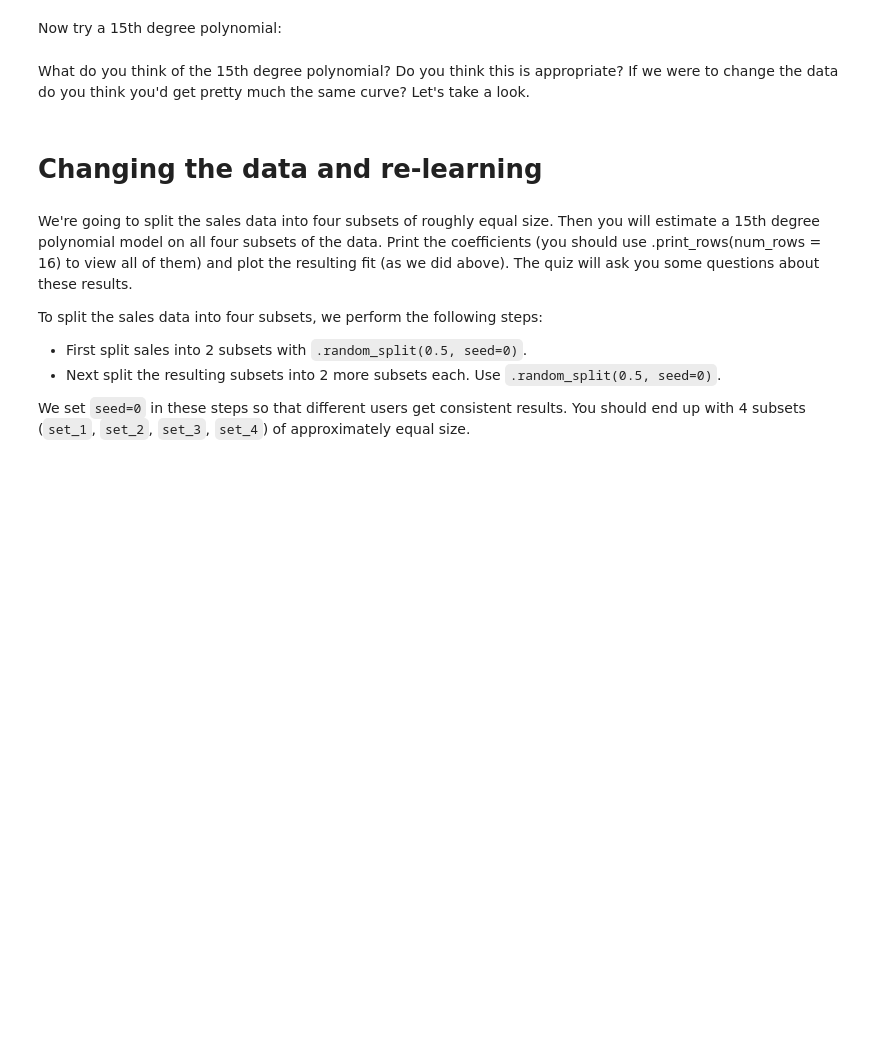
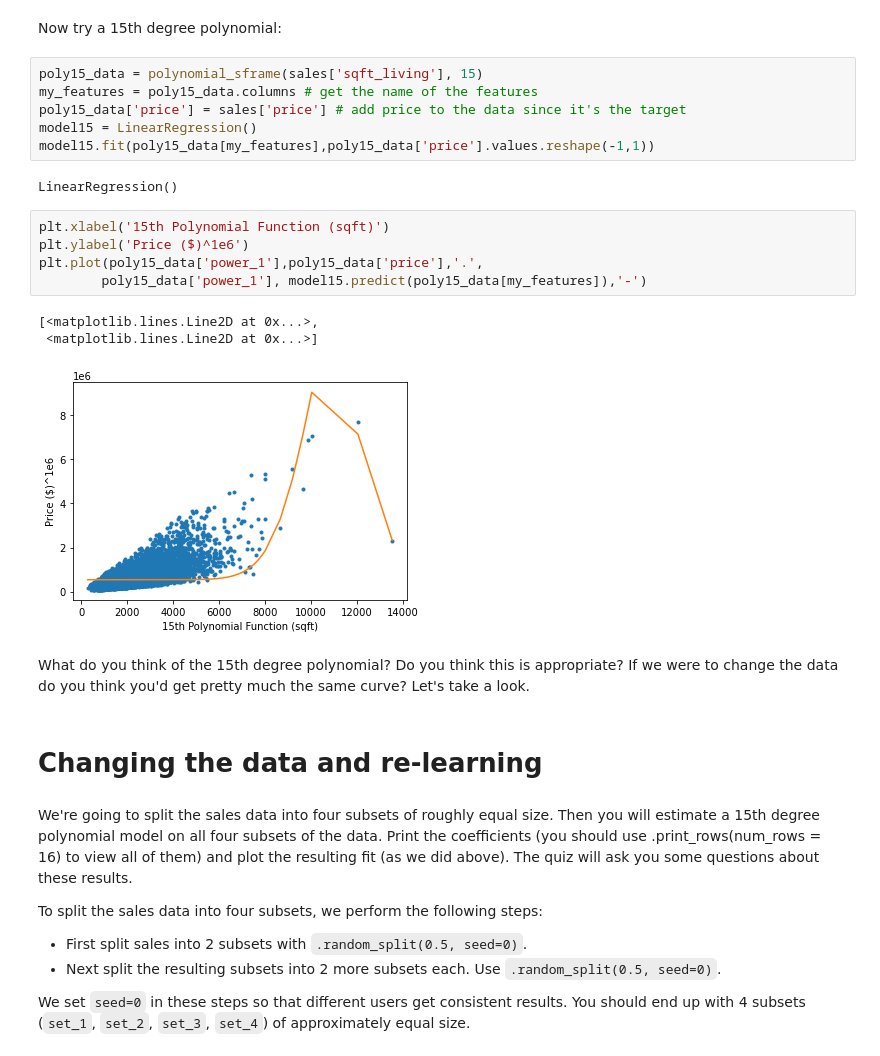
Before and after one commit to albertovpd/machine_learning_specialization_washington_university, a Jupyter notebook: course_tasks/c3_regression-w3_quizz_1-exploring_variance_bias_tradeoff.ipynb, the cells around one changed output. Cells and saved outputs as stored; diff of their text form; blank space fills up the shorter version.

```diff
--- a/course_tasks/c3_regression-w3_quizz_1-exploring_variance_bias_tradeoff.ipynb
+++ b/course_tasks/c3_regression-w3_quizz_1-exploring_variance_bias_tradeoff.ipynb
@@ -170,5 +197,22 @@ The resulting model looks like half a parabola. Try on your own to see what the
 # %% [markdown]
 Now try a 15th degree polynomial:
+# %%
+poly15_data = polynomial_sframe(sales['sqft_living'], 15)
+my_features = poly15_data.columns # get the name of the features
+poly15_data['price'] = sales['price'] # add price to the data since it's the target
+model15 = LinearRegression()
+model15.fit(poly15_data[my_features],poly15_data['price'].values.reshape(-1,1))
+# %% [output]
+LinearRegression()
+# %%
+plt.xlabel('15th Polynomial Function (sqft)')
+plt.ylabel('Price ($)^1e6')
+plt.plot(poly15_data['power_1'],poly15_data['price'],'.',
+        poly15_data['power_1'], model15.predict(poly15_data[my_features]),'-')
+# %% [output]
+[<matplotlib.lines.Line2D at 0x...>,
+ <matplotlib.lines.Line2D at 0x...>]
+[figure, added]
 # %% [markdown]
 What do you think of the 15th degree polynomial? Do you think this is appropriate? If we were to change the data do you think you'd get pretty much the same curve? Let's take a look.
 # %% [markdown]
```
Also changed, not shown: parts of 18 cells of this notebook.
